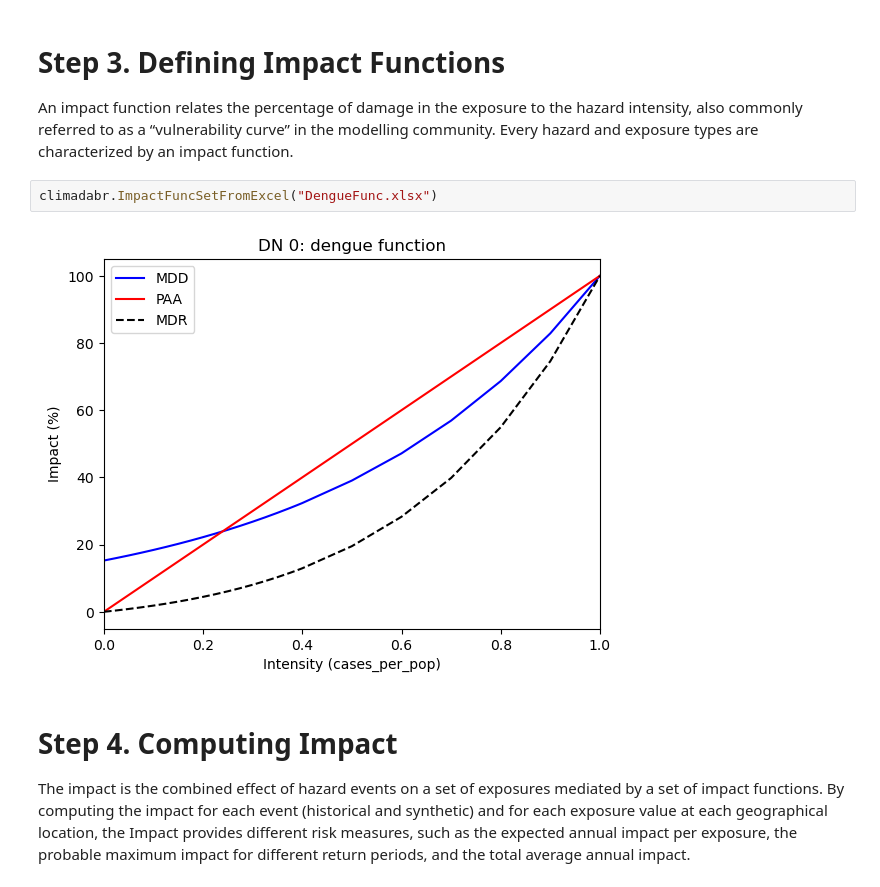
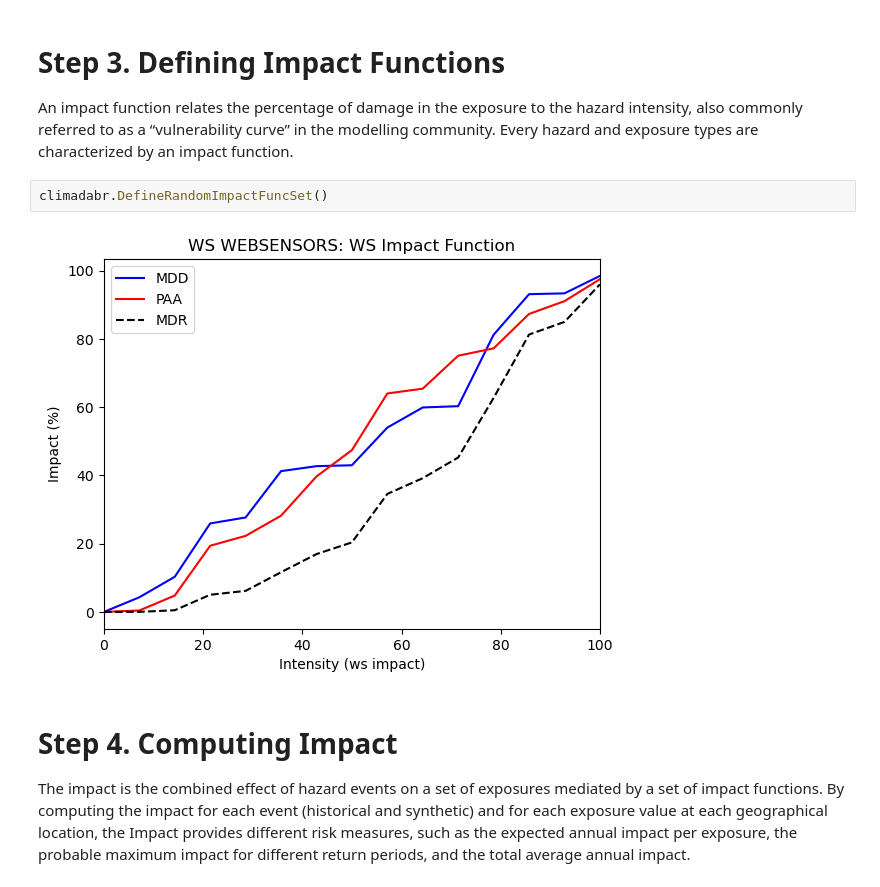
Before and after one commit to Labic-ICMC-USP/CLIMADA-BR, a Jupyter notebook: doc/tutorial/TUTORIAL_BASE_CLIMADA_BR.ipynb, the cells around one changed output. Drawn from its saved outputs; the diff is of its cells as text.

```diff
--- a/doc/tutorial/TUTORIAL_BASE_CLIMADA_BR.ipynb
+++ b/doc/tutorial/TUTORIAL_BASE_CLIMADA_BR.ipynb
@@ -69,10 +52,10 @@ climadabr.HazardFromExcel("TabelaDengueCoordMonth.xlsx")
 # Step 3. Defining Impact Functions
 
 An impact function relates the percentage of damage in the exposure to the hazard intensity, also commonly referred to as a “vulnerability curve” in the modelling community. Every hazard and exposure types are characterized by an impact function.
-# %%
-climadabr.ImpactFuncSetFromExcel("DengueFunc.xlsx")
-# %% [output]
-[figure, removed]
+# %%
+climadabr.DefineRandomImpactFuncSet()
+# %% [output]
+[figure, added]
 # %% [markdown]
 # Step 4. Computing Impact
 
```
Also changed, not shown: parts of 4 cells of this notebook, 3 other files.
